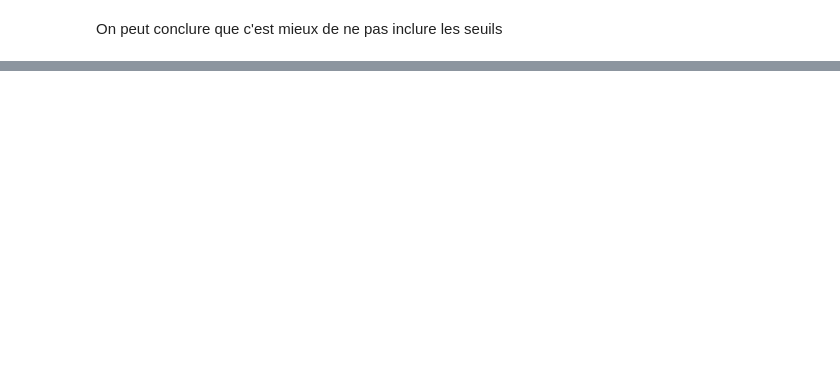
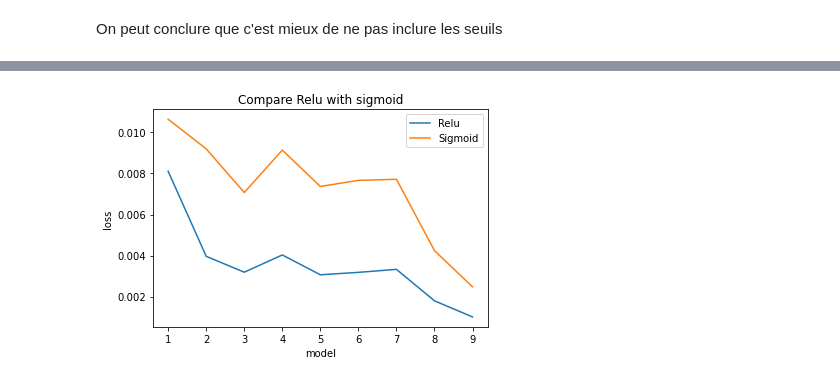
Before and after one commit to meedbek/COVID_FAKE_NEWS_DETECTION, a Jupyter notebook: notebooks/NN_MODEL.ipynb, the cells around one changed output, grey strips where cells are left out. Saved outputs shown, nothing was run; the diff lists cells and outputs as text; code cells hidden in the pictures; blank space fills up the shorter version.

```diff
--- a/notebooks/NN_MODEL.ipynb
+++ b/notebooks/NN_MODEL.ipynb
@@ -476,0 +813,23 @@ On peut conclure que c'est mieux de ne pas inclure les seuils
+# %%
+# Dataset
+x = []
+y = []
+for i in range(len(reluModels)):
+    x.append(i+1)
+    y.append(reluModels[i][2])
+plt.plot(x, y,label="Relu")
+
+x2 = []
+y2 = []
+for i in range(len(sigmoidModels)):
+    x2.append(i+1)
+    y2.append(sigmoidModels[i][2])
+plt.plot(x2, y2,label="Sigmoid")
+
+plt.title("Compare Relu with sigmoid")
+plt.xlabel("model")
+plt.ylabel("loss")
+plt.legend()
+plt.show()
+# %% [output]
+[figure, added]
```
Also changed, not shown: parts of 51 cells of this notebook, 45 other files.
